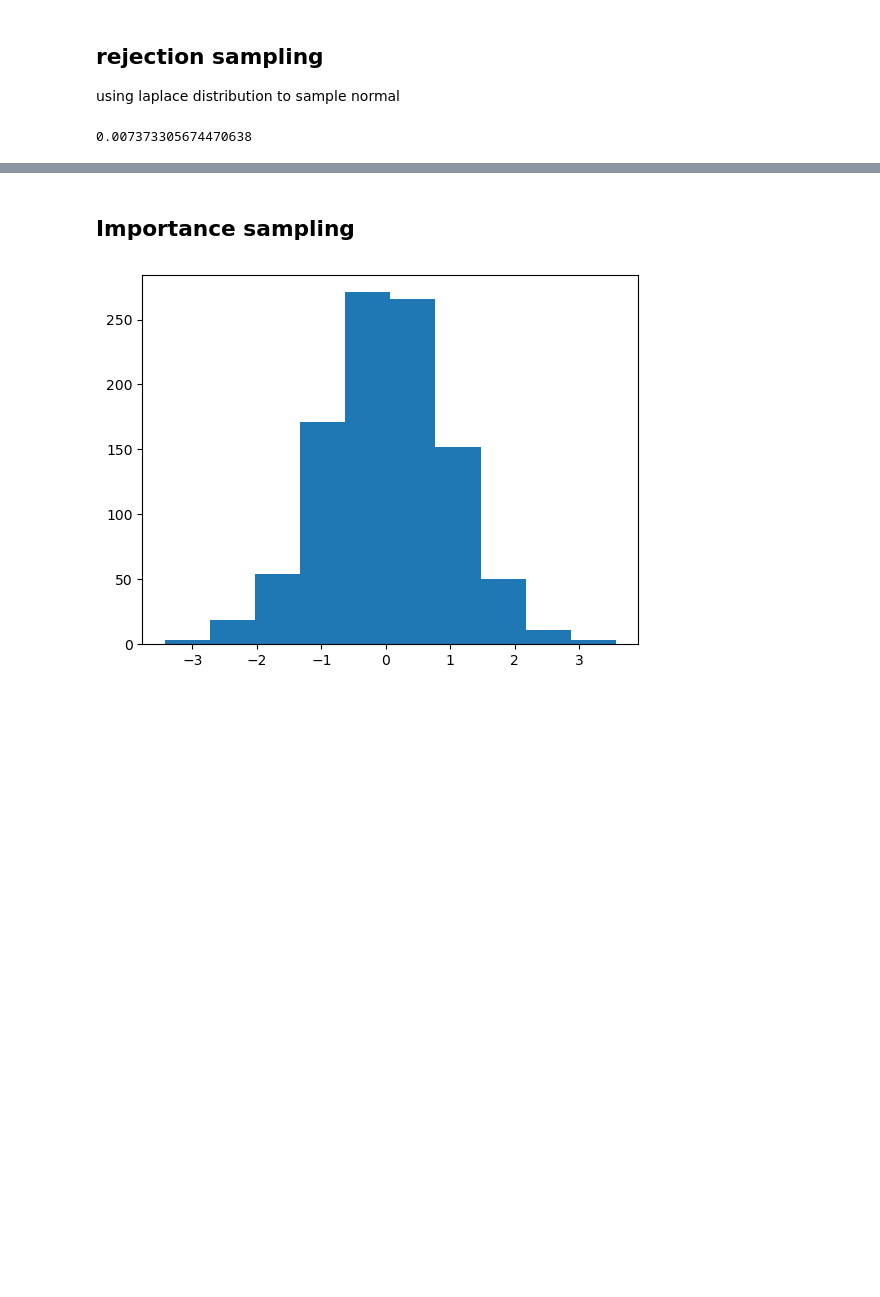
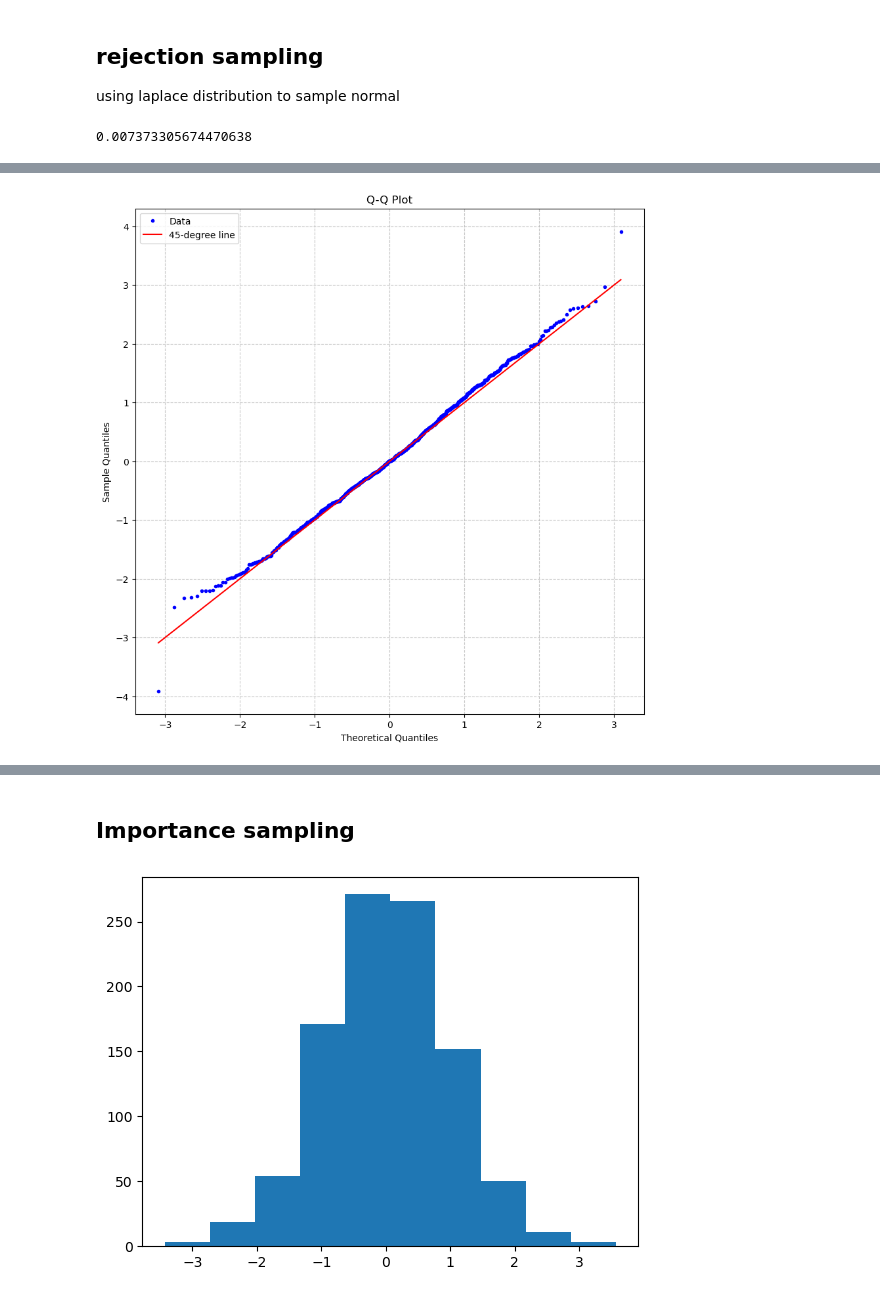
Before and after one commit to Xingchen-Yu/Python_stuff, a Jupyter notebook: Random_simulation.ipynb, the cells around one changed output, grey strips where cells are left out. Saved outputs shown, nothing was run; the diff lists cells and outputs as text; code cells hidden in the pictures; blank space fills up the shorter version.

```diff
--- a/Random_simulation.ipynb
+++ b/Random_simulation.ipynb
@@ -864,3 +1180,36 @@ stats.probplot(x[p_mask],dist="norm",plot=ax);
+# %%
+import numpy as np
+import matplotlib.pyplot as plt
+from scipy import stats
+
+# Generate some sample data (you can replace this with your own data)
+data = np.random.normal(loc=0, scale=1, size=1000)
+
+# Sort the data
+sorted_data = np.sort(data)
+
+# Calculate the number of data points
+n = len(sorted_data)
+
+# Calculate the theoretical quantiles
+theoretical_quantiles = stats.norm.ppf(np.arange(1, n+1) / (n+1))
+
+# Create the Q-Q plot
+plt.figure(figsize=(10, 10))
+plt.plot(theoretical_quantiles, sorted_data, 'b.', label='Data')
+plt.plot(theoretical_quantiles, theoretical_quantiles, 'r-', label='45-degree line')
+
+plt.xlabel('Theoretical Quantiles')
+plt.ylabel('Sample Quantiles')
+plt.title('Q-Q Plot')
+plt.legend()
+
+# Add a grid for better readability
+plt.grid(True, linestyle='--', alpha=0.7)
+
+plt.show()
+# %% [output]
+[figure, added]
 # %%
 kstest(x[p_mask], 'norm')
 # %% [output]
```
Also changed, not shown: parts of 257 cells of this notebook, 3 other files.
